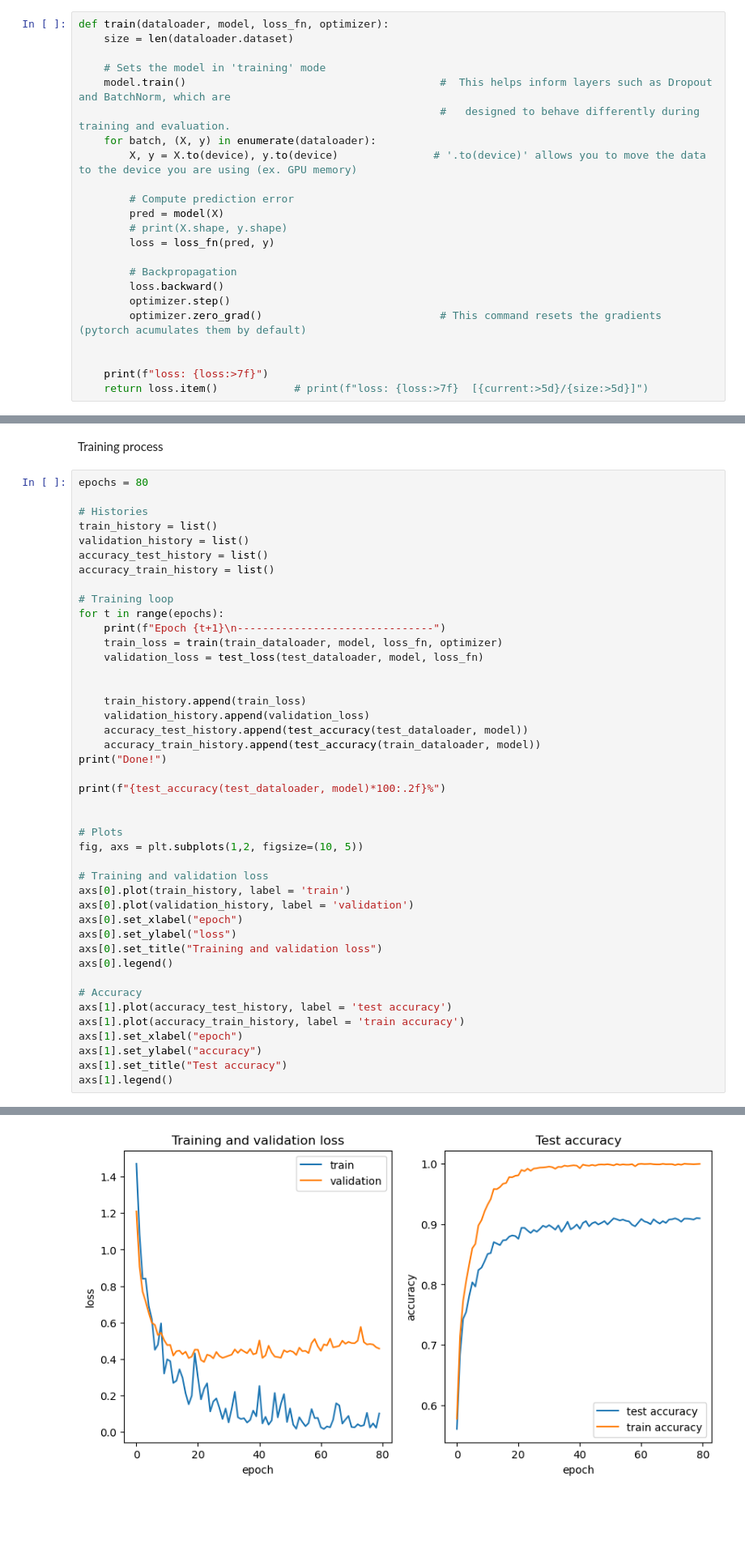
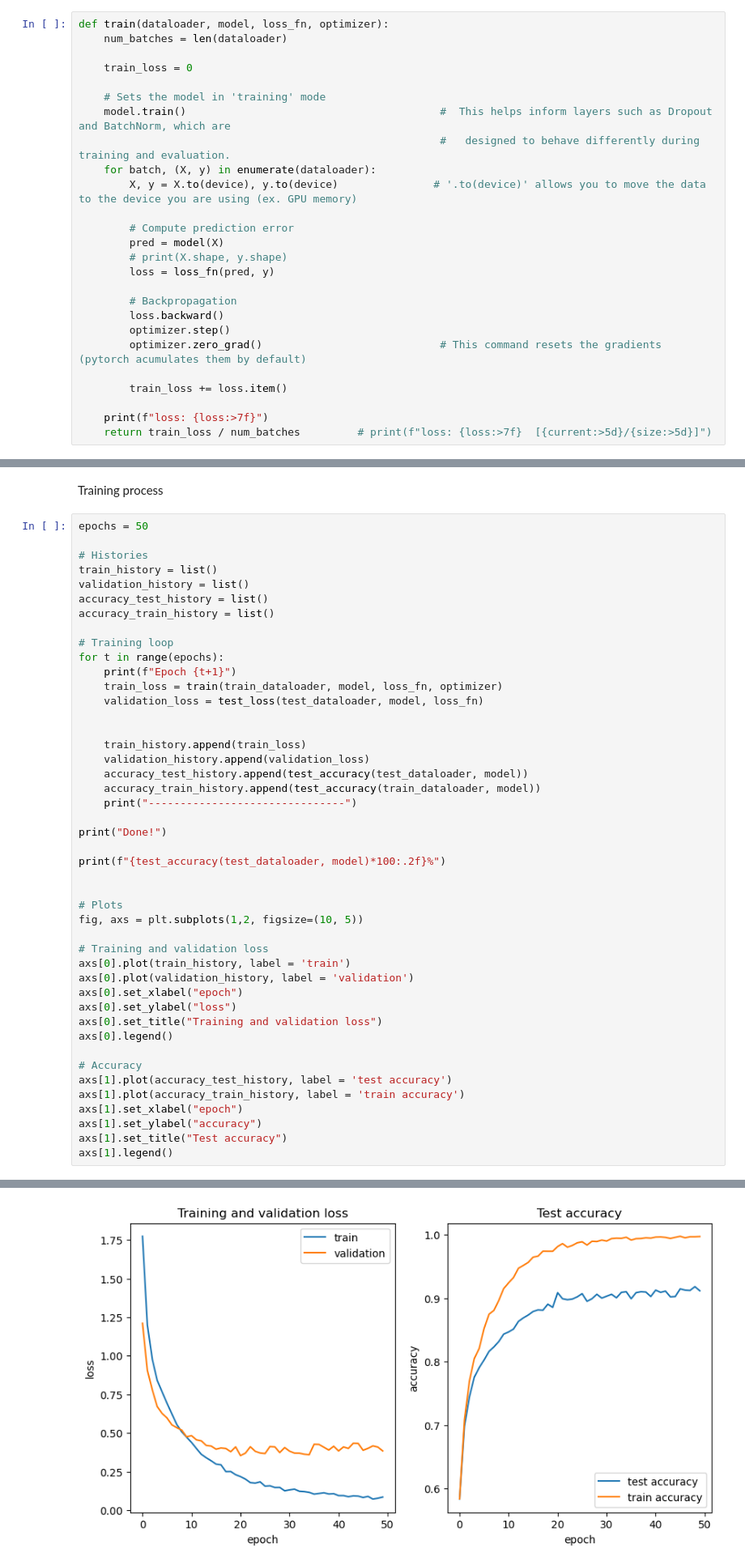
Before and after one commit to gabricarr/Naml-project, a Jupyter notebook: 3s_dataset_Neural_Network.ipynb, the cells around one changed output, grey strips where cells are left out. Shown at 81% size. Cells and saved outputs as stored; diff of their text form; blank space fills up the shorter version.

Commit message:
Changed plotting of loss

```diff
--- a/3s_dataset_Neural_Network.ipynb
+++ b/3s_dataset_Neural_Network.ipynb
@@ -205,7 +202,9 @@ Training loop: the model makes predictions on the training dataset (fed to it in
 backpropagates the prediction error to adjust the model's parameters.  (code from the official pytorch tutorials)
 # %%
 def train(dataloader, model, loss_fn, optimizer):
-    size = len(dataloader.dataset)
+    num_batches = len(dataloader)
+
+    train_loss = 0
 
     # Sets the model in 'training' mode
     model.train()                                        #  This helps inform layers such as Dropout and BatchNorm, which are
@@ -223,9 +222,10 @@ def train(dataloader, model, loss_fn, optimizer):
         optimizer.step()
         optimizer.zero_grad()                            # This command resets the gradients (pytorch acumulates them by default)
 
+        train_loss += loss.item()
 
     print(f"loss: {loss:>7f}")
-    return loss.item()            # print(f"loss: {loss:>7f}  [{current:>5d}/{size:>5d}]")
+    return train_loss / num_batches         # print(f"loss: {loss:>7f}  [{current:>5d}/{size:>5d}]")
 # %% [markdown]
 We also check the model's performance against the test dataset to ensure it is learning.
 # %%
@@ -270,7 +270,7 @@ def test_accuracy(dataloader, model):
 # %% [markdown]
 Training process
 # %%
-epochs = 80
+epochs = 50
 
 # Histories
 train_history = list()
@@ -280,7 +280,7 @@ accuracy_train_history = list()
 
 # Training loop
 for t in range(epochs):
-    print(f"Epoch {t+1}\n-------------------------------")
+    print(f"Epoch {t+1}")
     train_loss = train(train_dataloader, model, loss_fn, optimizer)
     validation_loss = test_loss(test_dataloader, model, loss_fn)
 
@@ -289,6 +289,8 @@ for t in range(epochs):
     validation_history.append(validation_loss)
     accuracy_test_history.append(test_accuracy(test_dataloader, model))
     accuracy_train_history.append(test_accuracy(train_dataloader, model))
+    print("-------------------------------")
+
 print("Done!")
 
 print(f"{test_accuracy(test_dataloader, model)*100:.2f}%")
@@ -333,5 +335,5 @@ Done!
 <matplotlib.legend.Legend at 0x...>
-[figure, old version]
+[figure, new version]
 # %% [markdown]
 # Saving the models
 # %% [markdown]
```
Also changed, not shown: parts of 3 cells of this notebook, 3 other files.
